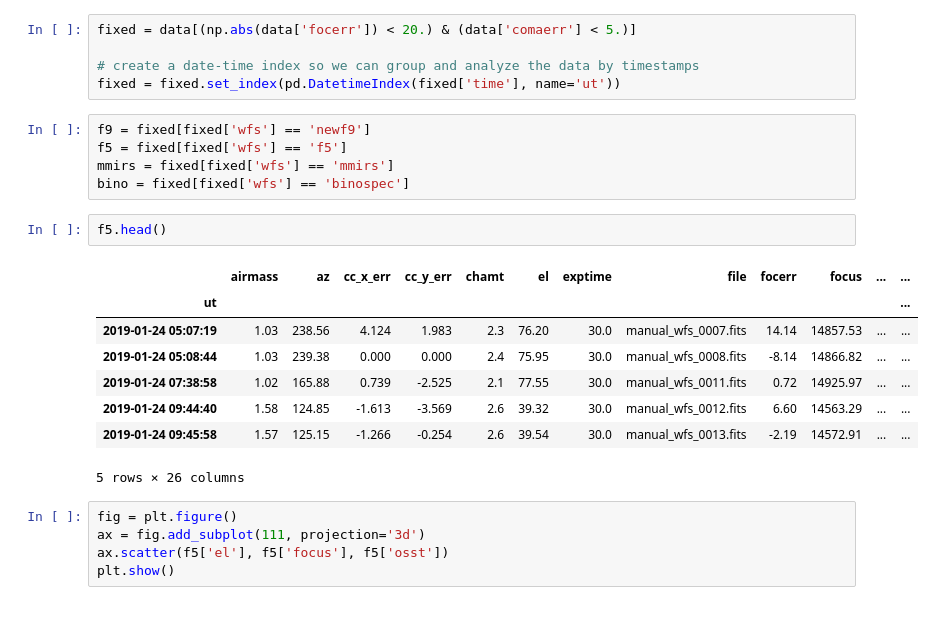
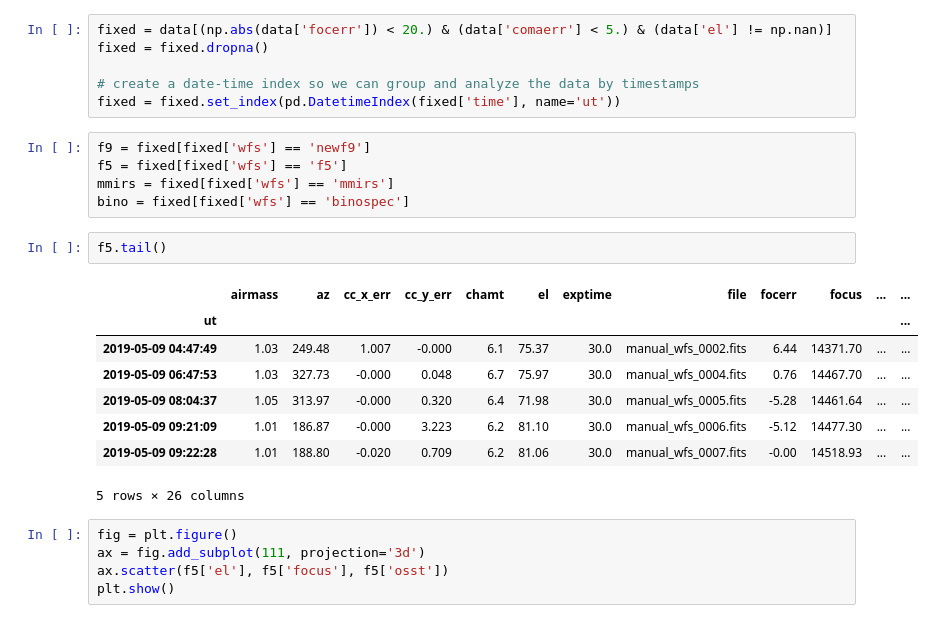
Before and after one commit to tepickering/HALcoll, a Jupyter notebook: notebooks/mine_wfs.ipynb, the cells around one changed output. Drawn from its saved outputs; the diff is of its cells as text.

Commit message:
add notebook for doing the tensorflow stuff; update data and fix mining notebook

```diff
--- a/notebooks/mine_wfs.ipynb
+++ b/notebooks/mine_wfs.ipynb
@@ -59,7 +59,8 @@ data.tail()
 # %%
 data['comaerr'] = np.hypot(data['cc_x_err'], data['cc_y_err'])
 # %%
-fixed = data[(np.abs(data['focerr']) < 20.) & (data['comaerr'] < 5.)]
+fixed = data[(np.abs(data['focerr']) < 20.) & (data['comaerr'] < 5.) & (data['el'] != np.nan)]
+fixed = fixed.dropna()
 
 # create a date-time index so we can group and analyze the data by timestamps
 fixed = fixed.set_index(pd.DatetimeIndex(fixed['time'], name='ut'))
@@ -69,15 +70,15 @@ f5 = fixed[fixed['wfs'] == 'f5']
 mmirs = fixed[fixed['wfs'] == 'mmirs']
 bino = fixed[fixed['wfs'] == 'binospec']
 # %%
-f5.head()
+f5.tail()
 # %% [output]
 |  | airmass | az | cc_x_err | cc_y_err | chamt | el | exptime | file | focerr | focus | ... | ... |
 | ut |  |  |  |  |  |  |  |  |  |  |  | ... |
-| 2019-01-24 05:07:19 | 1.03 | 238.56 | 4.124 | 1.983 | 2.3 | 76.20 | 30.0 | manual_wfs_0007.fits | 14.14 | 14857.53 | ... | ... |
-| 2019-01-24 05:08:44 | 1.03 | 239.38 | 0.000 | 0.000 | 2.4 | 75.95 | 30.0 | manual_wfs_0008.fits | -8.14 | 14866.82 | ... | ... |
-| 2019-01-24 07:38:58 | 1.02 | 165.88 | 0.739 | -2.525 | 2.1 | 77.55 | 30.0 | manual_wfs_0011.fits | 0.72 | 14925.97 | ... | ... |
-| 2019-01-24 09:44:40 | 1.58 | 124.85 | -1.613 | -3.569 | 2.6 | 39.32 | 30.0 | manual_wfs_0012.fits | 6.60 | 14563.29 | ... | ... |
-| 2019-01-24 09:45:58 | 1.57 | 125.15 | -1.266 | -0.254 | 2.6 | 39.54 | 30.0 | manual_wfs_0013.fits | -2.19 | 14572.91 | ... | ... |
+| 2019-05-09 04:47:49 | 1.03 | 249.48 | 1.007 | -0.000 | 6.1 | 75.37 | 30.0 | manual_wfs_0002.fits | 6.44 | 14371.70 | ... | ... |
+| 2019-05-09 06:47:53 | 1.03 | 327.73 | -0.000 | 0.048 | 6.7 | 75.97 | 30.0 | manual_wfs_0004.fits | 0.76 | 14467.70 | ... | ... |
+| 2019-05-09 08:04:37 | 1.05 | 313.97 | -0.000 | 0.320 | 6.4 | 71.98 | 30.0 | manual_wfs_0005.fits | -5.28 | 14461.64 | ... | ... |
+| 2019-05-09 09:21:09 | 1.01 | 186.87 | -0.000 | 3.223 | 6.2 | 81.10 | 30.0 | manual_wfs_0006.fits | -5.12 | 14477.30 | ... | ... |
+| 2019-05-09 09:22:28 | 1.01 | 188.80 | -0.020 | 0.709 | 6.2 | 81.06 | 30.0 | manual_wfs_0007.fits | -0.00 | 14518.93 | ... | ... |
 5 rows × 26 columns
 # %%
 fig = plt.figure()
```
Also changed, not shown: parts of 6 cells of this notebook, 2 other files.
